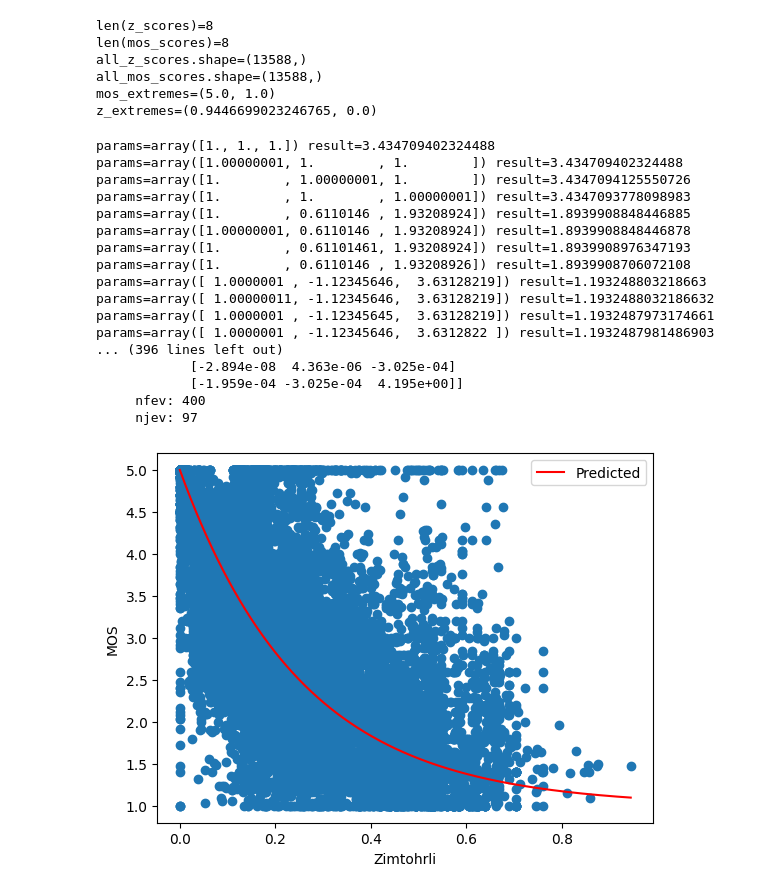
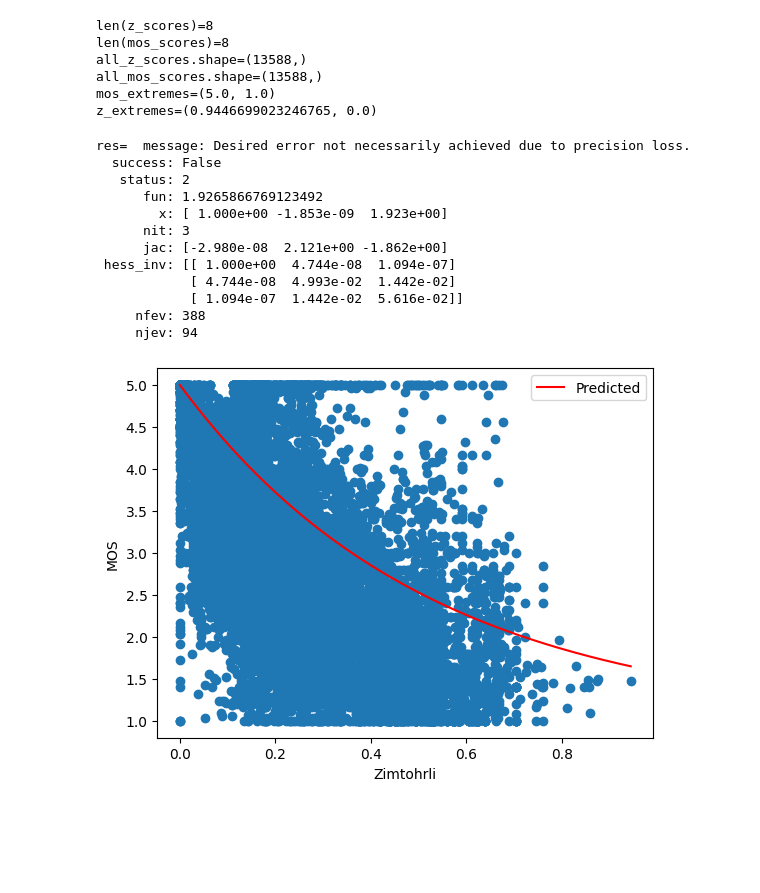
Before and after one commit to google/zimtohrli, a Jupyter notebook: python/mos_mapping.ipynb, the cells around one changed output. Saved outputs shown, nothing was run; the diff lists cells and outputs as text; code cells hidden in the pictures; blank space fills up the shorter version.

```diff
--- a/python/mos_mapping.ipynb
+++ b/python/mos_mapping.ipynb
@@ -84,46 +84,41 @@ z_extremes=(0.9446699023246765, 0.0)
 # %%
 def sigmoid(x, params):
     return np.abs(params[0]) / (np.abs(params[1]) + np.exp(np.abs(params[2] * x)))
 
 
 def predict(z_score, params):
     return 1 + 4 * sigmoid(z_score, params) / sigmoid(0, params)
 
 
 def loss(params):
     sum = 0
     for i in range(len(mos_scores)):
-        sum += np.sum((mos_scores[i] - predict(z_scores[i], params)) ** 2) / mos_scores[i].shape[0]
+        err = np.sum((mos_scores[i] - predict(z_scores[i], params)) ** 2) / mos_scores[i].shape[0]
+        sum += err * err
     result = sum / len(mos_scores)
-    print(f'{params=} {result=}')
     return result
 
 
 res = scipy.optimize.minimize(loss, np.ones((3,)), method='BFGS')
 print(f"{res=}")
 plt.scatter(all_z_scores, all_mos_scores)
 x = np.linspace(0, z_extremes[0], 1000)
 plt.plot(x, predict(x, res.x), "r", label="Predicted")
 plt.xlabel("Zimtohrli")
 plt.ylabel("MOS")
 plt.legend()
 plt.show()
 # %% [output]
-params=array([1., 1., 1.]) result=3.434709402324488
-params=array([1.00000001, 1.        , 1.        ]) result=3.434709402324488
-params=array([1.        , 1.00000001, 1.        ]) result=3.4347094125550726
-params=array([1.        , 1.        , 1.00000001]) result=3.4347093778098983
-params=array([1.        , 0.6110146 , 1.93208924]) result=1.8939908848446885
-params=array([1.00000001, 0.6110146 , 1.93208924]) result=1.8939908848446878
-params=array([1.        , 0.61101461, 1.93208924]) result=1.8939908976347193
-params=array([1.        , 0.6110146 , 1.93208926]) result=1.8939908706072108
-params=array([ 1.0000001 , -1.12345646,  3.63128219]) result=1.193248803218663
-params=array([ 1.00000011, -1.12345646,  3.63128219]) result=1.1932488032186632
-params=array([ 1.0000001 , -1.12345645,  3.63128219]) result=1.1932487973174661
-params=array([ 1.0000001 , -1.12345646,  3.6312822 ]) result=1.1932487981486903
-... (396 lines left out)
-            [-2.894e-08  4.363e-06 -3.025e-04]
-            [-1.959e-04 -3.025e-04  4.195e+00]]
-     nfev: 400
-     njev: 97
+res=  message: Desired error not necessarily achieved due to precision loss.
+  success: False
+   status: 2
+      fun: 1.9265866769123492
+        x: [ 1.000e+00 -1.853e-09  1.923e+00]
+      nit: 3
+      jac: [-2.980e-08  2.121e+00 -1.862e+00]
+ hess_inv: [[ 1.000e+00  4.744e-08  1.094e-07]
+            [ 4.744e-08  4.993e-02  1.442e-02]
+            [ 1.094e-07  1.442e-02  5.616e-02]]
+     nfev: 388
+     njev: 94
-[figure, old version]
+[figure, new version]
```
Also changed, not shown: parts of 1 cell of this notebook, 3 other files.
